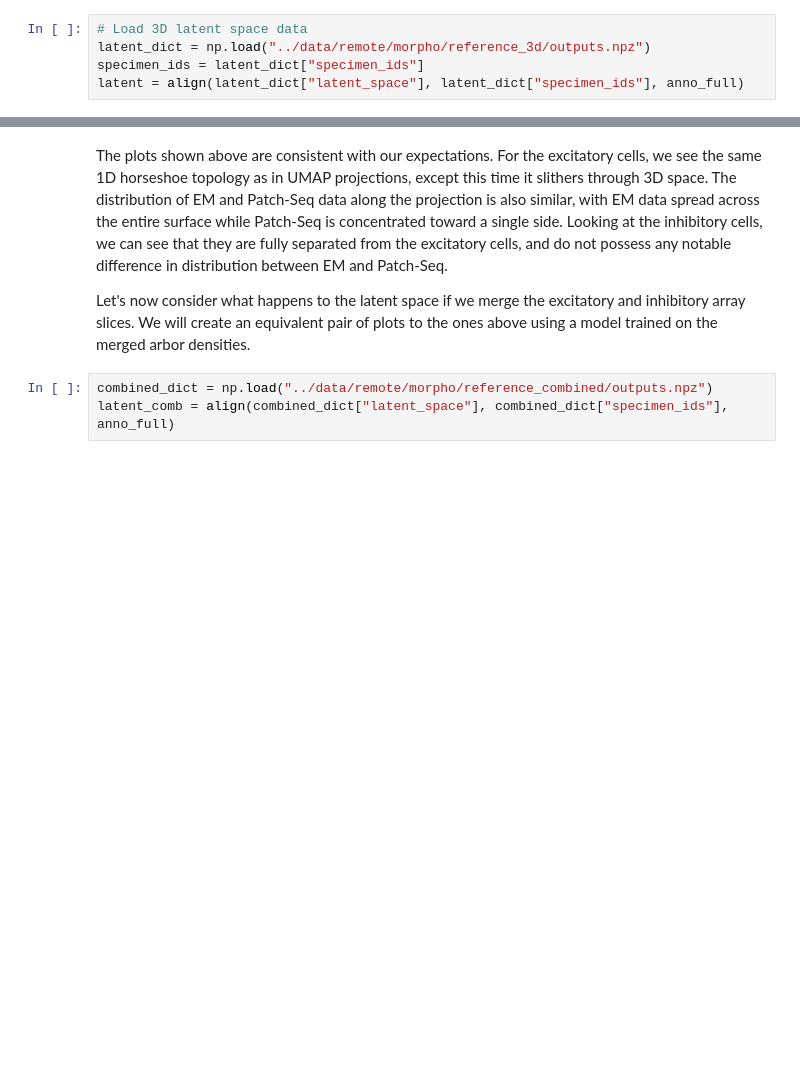
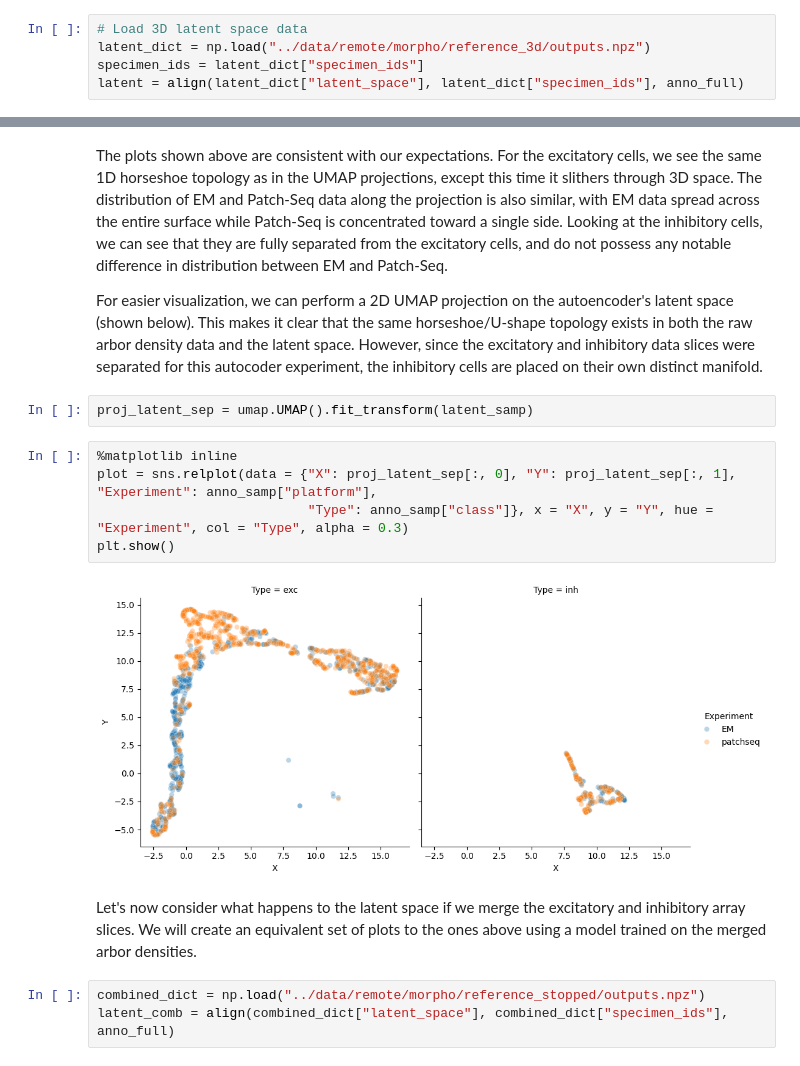
Before and after one commit to AllenInstitute/cplAE_MET, a Jupyter notebook: notebooks/Morph_EMvsPatchSeq.ipynb, the cells around one changed output, grey strips where cells are left out. Drawn from its saved outputs; the diff is of its cells as text; blank space fills up the shorter version.

```diff
--- a/notebooks/Morph_EMvsPatchSeq.ipynb
+++ b/notebooks/Morph_EMvsPatchSeq.ipynb
@@ -140,9 +178,20 @@ leg_type = ax_type.legend(sc_type.legend_elements()[0], labels_type.to_list())
 # %% [markdown]
-The plots shown above are consistent with our expectations. For the excitatory cells, we see the same 1D horseshoe topology as in UMAP projections, except this time it slithers through 3D space. The distribution of EM and Patch-Seq data along the projection is also similar, with EM data spread across the entire surface while Patch-Seq is concentrated toward a single side. Looking at the inhibitory cells, we can see that they are fully separated from the excitatory cells, and do not possess any notable difference in distribution between EM and Patch-Seq.
+The plots shown above are consistent with our expectations. For the excitatory cells, we see the same 1D horseshoe topology as in the UMAP projections, except this time it slithers through 3D space. The distribution of EM and Patch-Seq data along the projection is also similar, with EM data spread across the entire surface while Patch-Seq is concentrated toward a single side. Looking at the inhibitory cells, we can see that they are fully separated from the excitatory cells, and do not possess any notable difference in distribution between EM and Patch-Seq.
 
-Let's now consider what happens to the latent space if we merge the excitatory and inhibitory array slices. We will create an equivalent pair of plots to the ones above using a model trained on the merged arbor densities.
+For easier visualization, we can perform a 2D UMAP projection on the autoencoder's latent space (shown below). This makes it clear that the same horseshoe/U-shape topology exists in both the raw arbor density data and the latent space. However, since the excitatory and inhibitory data slices were separated for this autocoder experiment, the inhibitory cells are placed on their own distinct manifold.
+# %%
+proj_latent_sep = umap.UMAP().fit_transform(latent_samp)
+# %%
+%matplotlib inline
+plot = sns.relplot(data = {"X": proj_latent_sep[:, 0], "Y": proj_latent_sep[:, 1], "Experiment": anno_samp["platform"],
+                           "Type": anno_samp["class"]}, x = "X", y = "Y", hue = "Experiment", col = "Type", alpha = 0.3)
+plt.show()
+# %% [output]
+[figure, added]
+# %% [markdown]
+Let's now consider what happens to the latent space if we merge the excitatory and inhibitory array slices. We will create an equivalent set of plots to the ones above using a model trained on the merged arbor densities.
 # %%
-combined_dict = np.load("../data/remote/morpho/reference_combined/outputs.npz")
+combined_dict = np.load("../data/remote/morpho/reference_stopped/outputs.npz")
 latent_comb = align(combined_dict["latent_space"], combined_dict["specimen_ids"], anno_full)
 # %%
 %matplotlib widget
```
Also changed, not shown: parts of 18 cells of this notebook.
